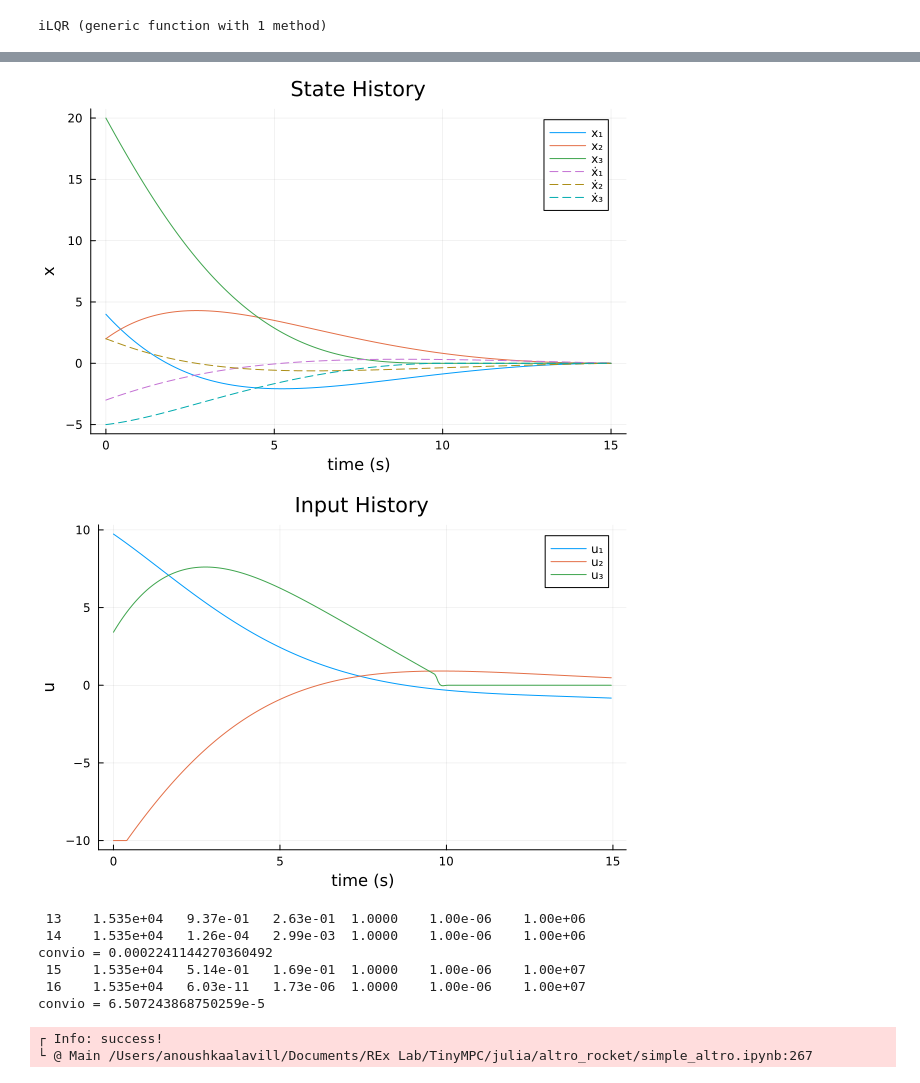
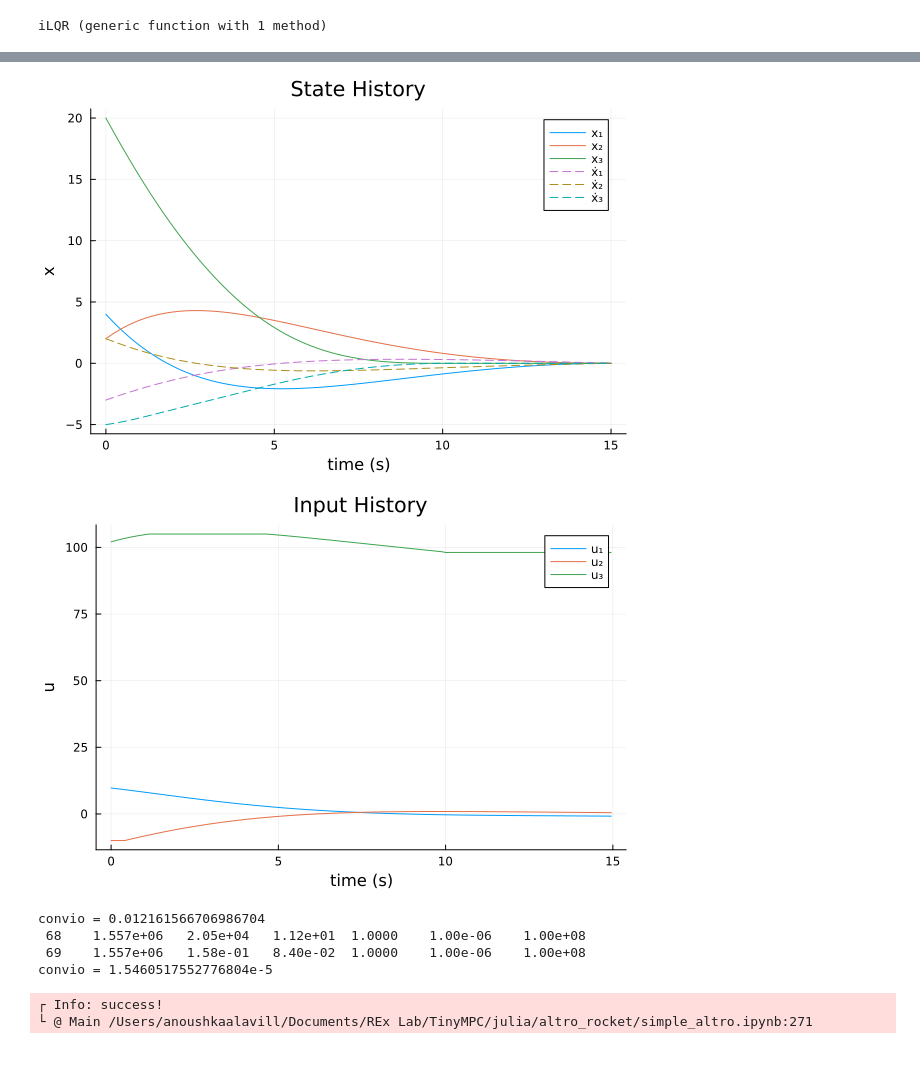
Before and after one commit to RoboticExplorationLab/TinyMPC-AL, a Jupyter notebook: julia/altro_rocket/simple_altro.ipynb, the cells around one changed output, grey strips where cells are left out. Saved outputs shown, nothing was run; the diff lists cells and outputs as text; code cells hidden in the pictures.

```diff
--- a/julia/altro_rocket/simple_altro.ipynb
+++ b/julia/altro_rocket/simple_altro.ipynb
@@ -42,7 +42,6 @@ function backward_pass!(params,X,U,P,p,d,K,reg,μ,μx,ρ,λ)
 
     # terminal cost expansion
     P[N], p[N] = term_cost_expansion(params,X[N])
-
     if params.ncx > 0
         # add AL terms for the state constraint at the final time step
         hxv = ineq_con_x(params,X[N])
@@ -62,6 +61,7 @@ function backward_pass!(params,X,U,P,p,d,K,reg,μ,μx,ρ,λ)
         p[N]  += ∇hx'*(λ + ρ*hxv)
         P[N]  += ρ*∇hx'∇hx
     end
+
     # iterate from N-1 to 1 backwards
     for k = (N-1):(-1):1
 
@@ -110,8 +110,12 @@ function backward_pass!(params,X,U,P,p,d,K,reg,μ,μx,ρ,λ)
         P[k] = Jxx + K[k]'*Juu*K[k] + (A-B*K[k])'*P[k+1]*(A-B*K[k])
         p[k] = Jx - K[k]'*Ju + K[k]'*Juu*d[k] + (A - B*K[k])'*(p[k+1] - P[k+1]*B*d[k])
         ΔJ += gu'*d[k]
+        # @show P[k+1]
+        # @show gu
+        # @show Gux
+        # @show Guu
+        # return
     end
-
     return ΔJ
 end
 function trajectory_AL_cost(params,X,U,μ,μx,ρ,λ)
@@ -245,9 +249,9 @@ function iLQR(params,X,U,P,p,K,d,Xn,Un;atol=1e-3,max_iters = 250,verbose = true,
             @printf("%3d   %10.3e  %9.2e  %9.2e  %6.4f   %9.2e   %9.2e\n",
               iter, J, ΔJ, dmax, α, reg,ρ)
         end
+        convio = 0.0
         if (α > 0) & (dmax<atol)
             # check convio
-            convio = 0
             if params.ncu > 0
                 # control constraints
                 for k = 1:N-1
@@ -277,13 +281,17 @@ function iLQR(params,X,U,P,p,K,d,Xn,Un;atol=1e-3,max_iters = 250,verbose = true,
             convio = max(convio, norm(hxv,Inf))
             end
             @show convio
-            if convio <1e-4
+            if convio <1e-3
                 @info "success!"
                 return Xhist[1:(iter + 1)]
             end
 
             ρ *= ϕ
         end
+
+        # if verbose
+        #     @show convio
+        # end
     end
     @printf("iLQR failed")
 end
@@ -306,7 +314,7 @@ function discrete_dynamics(p::NamedTuple,x,u,k)
         0.0 0.005 0.0;
         0.0 0.0 0.005]
     f = [0.0, 0.0, -0.0122625, 0.0, 0.0, -0.4905]
-    return A*x + B*u + f*0
+    return A*x + B*u + f*1
 end
 function ineq_con_x(p,x)
     [x-p.x_max;-x + p.x_min]
@@ -337,7 +345,7 @@ Uref = [zeros(nu) for i = 1:N-1]
 
 Q = 10e-1*I(nx)
 R = 1e-0*I(nu)
-Qf = Q#100*I(nx)
+Qf = 100*I(nx)
 
 # ground_level = 0.0
 gravity = [0; 0; -9.81]
@@ -398,7 +406,8 @@ params = (
 
 # previous iterate
 X = [deepcopy(x0) for i = 1:N]
-U = [zeros(nu) for k = 1:N-1]
+uguess = [0; 0; 100.0]
+U = [deepcopy(uguess) for k = 1:N-1]
 # new iterate
 Xn = deepcopy(X)
 Un = deepcopy(U)
@@ -446,10 +452,8 @@ convio = 0.0008410575730630736
 [figure]
-[figure, old version]
+[figure, new version]
- 13    1.535e+04   9.37e-01   2.63e-01  1.0000    1.00e-06    1.00e+06
- 14    1.535e+04   1.26e-04   2.99e-03  1.0000    1.00e-06    1.00e+06
-convio = 0.0002241144270360492
- 15    1.535e+04   5.14e-01   1.69e-01  1.0000    1.00e-06    1.00e+07
- 16    1.535e+04   6.03e-11   1.73e-06  1.0000    1.00e-06    1.00e+07
-convio = 6.507243868750259e-5
+convio = 0.012161566706986704
+ 68    1.557e+06   2.05e+04   1.12e+01  1.0000    1.00e-06    1.00e+08
+ 69    1.557e+06   1.58e-01   8.40e-02  1.0000    1.00e-06    1.00e+08
+convio = 1.5460517552776804e-5
 ┌ Info: success!
-└ @ Main /Users/anoushkaalavill/Documents/REx Lab/TinyMPC/julia/altro_rocket/simple_altro.ipynb:267
+└ @ Main /Users/anoushkaalavill/Documents/REx Lab/TinyMPC/julia/altro_rocket/simple_altro.ipynb:271
```
Also changed, not shown: parts of 1 cell of this notebook, 4 other files.
